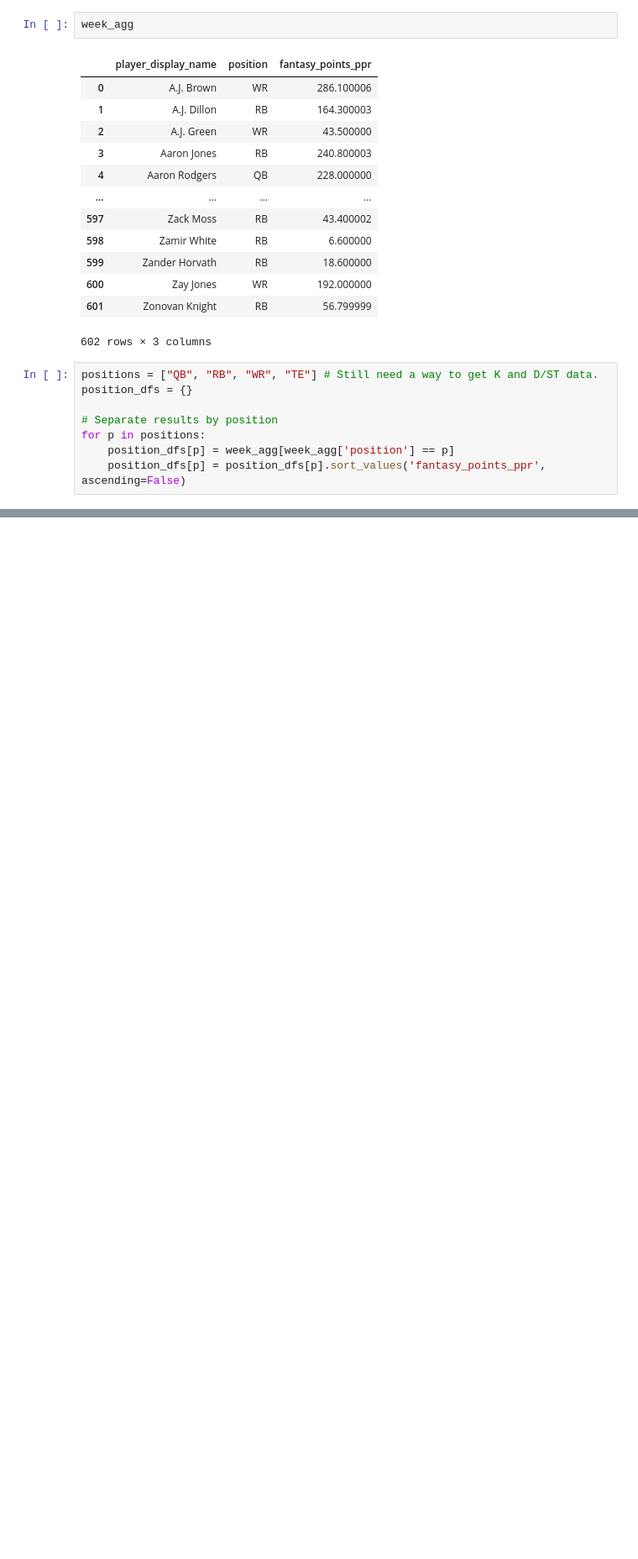
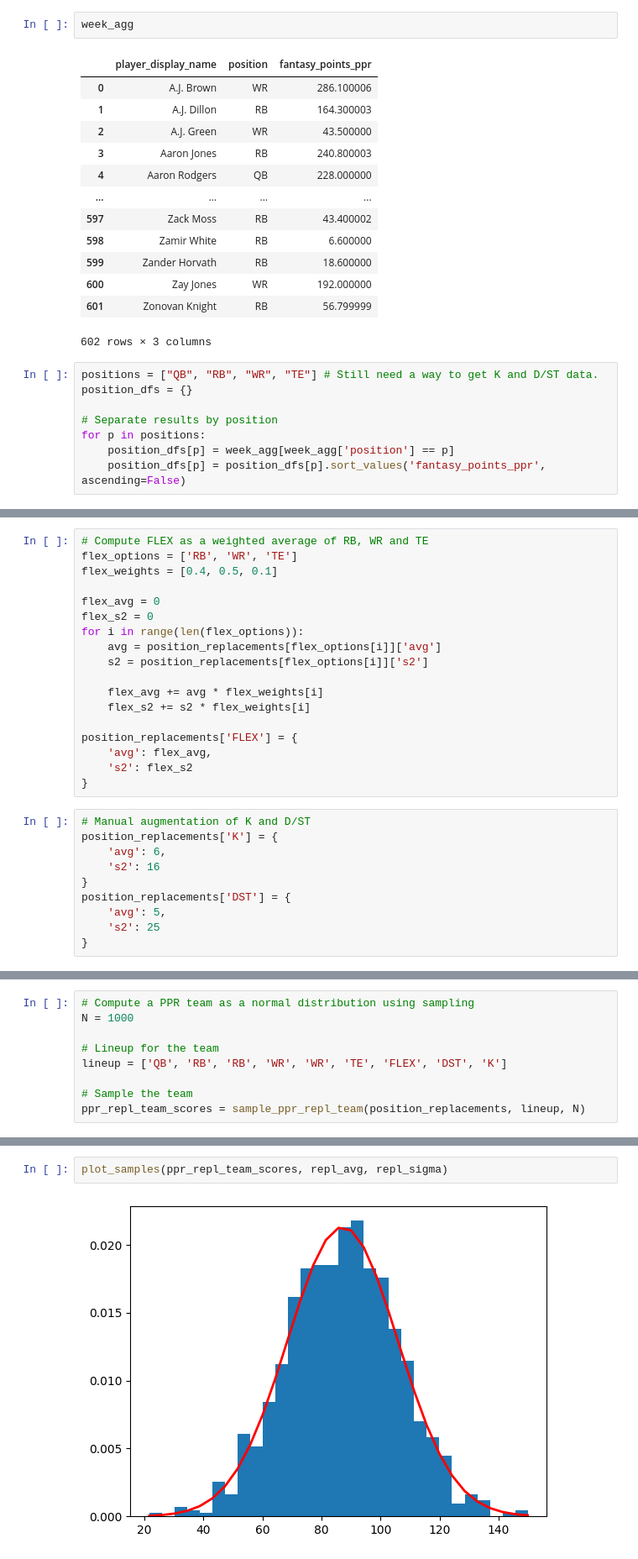
Before and after one commit to jkleiber/fantasy-football-data-analysis, a Jupyter notebook: Fantasy Football WAR.ipynb, the cells around one changed output, grey strips where cells are left out. Shown at 84% size. Drawn from its saved outputs; the diff is of its cells as text; blank space fills up the shorter version.

```diff
--- a/Fantasy Football WAR.ipynb
+++ b/Fantasy Football WAR.ipynb
@@ -180 +258,29 @@ for p in positions:
+# %%
+# Compute FLEX as a weighted average of RB, WR and TE
+flex_options = ['RB', 'WR', 'TE']
+flex_weights = [0.4, 0.5, 0.1]
+
+flex_avg = 0
+flex_s2 = 0
+for i in range(len(flex_options)):
+    avg = position_replacements[flex_options[i]]['avg']
+    s2 = position_replacements[flex_options[i]]['s2']
+
+    flex_avg += avg * flex_weights[i]
+    flex_s2 += s2 * flex_weights[i]
+
+position_replacements['FLEX'] = {
+    'avg': flex_avg,
+    's2': flex_s2
+}
+# %%
+# Manual augmentation of K and D/ST
+position_replacements['K'] = {
+    'avg': 6,
+    's2': 16
+}
+position_replacements['DST'] = {
+    'avg': 5,
+    's2': 25
+}
 # %%
@@ -186,0 +296,9 @@ position_replacements_ppg
+# %%
+# Compute a PPR team as a normal distribution using sampling
+N = 1000
+
+# Lineup for the team
+lineup = ['QB', 'RB', 'RB', 'WR', 'WR', 'TE', 'FLEX', 'DST', 'K']
+
+# Sample the team
+ppr_repl_team_scores = sample_ppr_repl_team(position_replacements, lineup, N)
@@ -186,0 +311,4 @@ position_replacements_ppg
+# %%
+plot_samples(ppr_repl_team_scores, repl_avg, repl_sigma)
+# %% [output]
+[figure, added]
```
Also changed, not shown: parts of 24 cells of this notebook, 3 other files.
